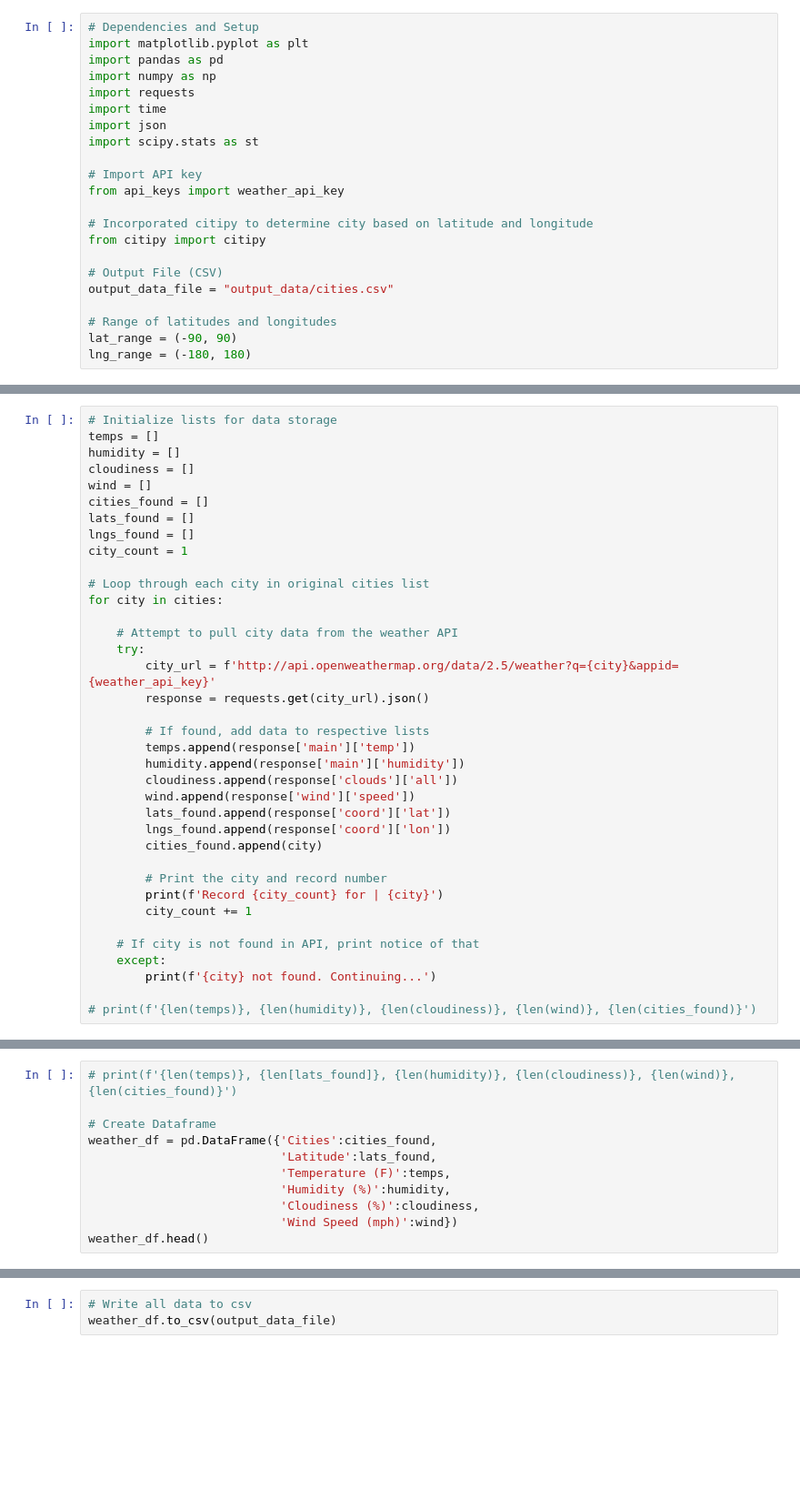
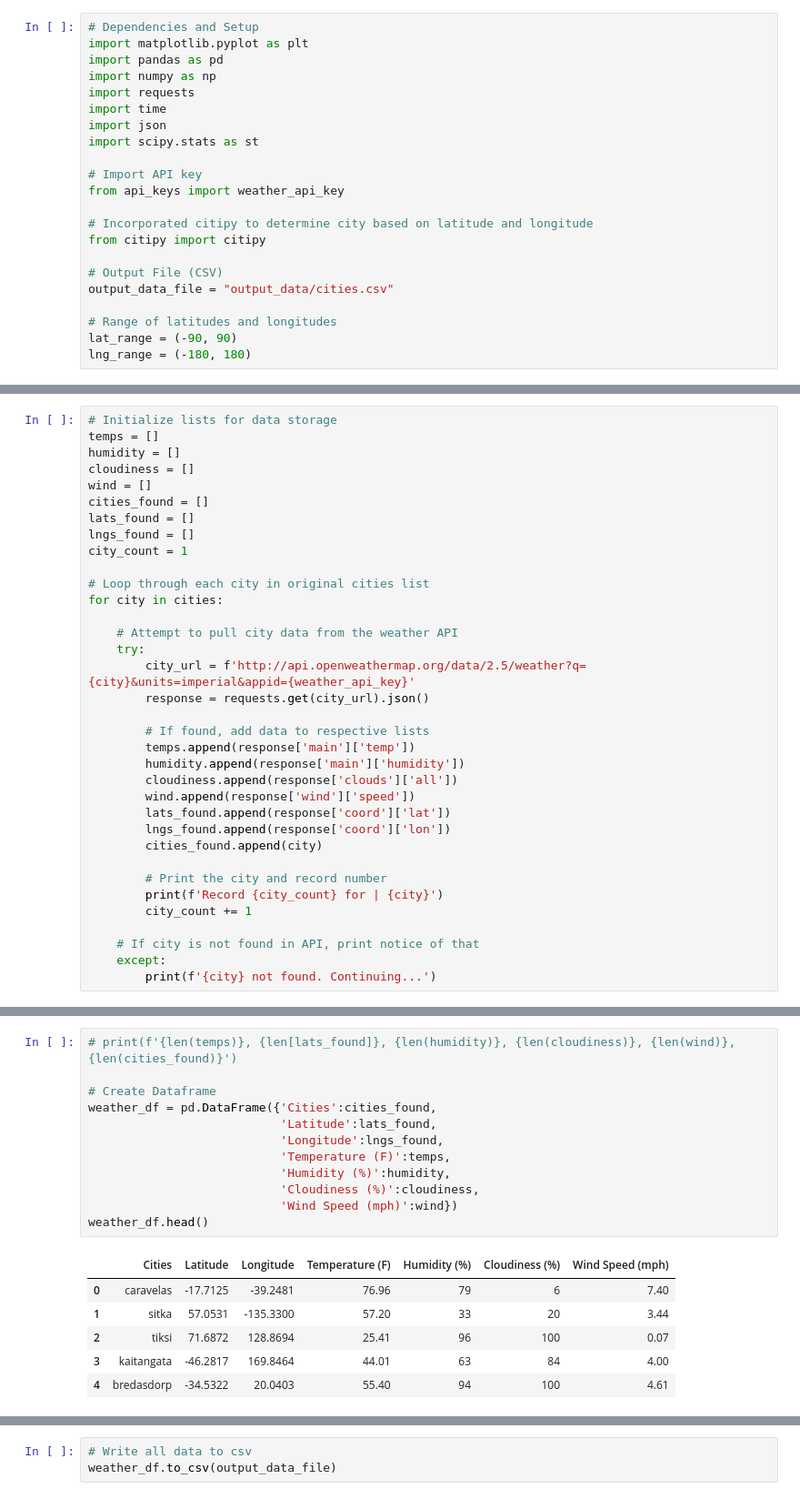
Before and after one commit to anthonygcarannante/Vacation-Weather-Discovery, a Jupyter notebook: WeatherPyFinal.ipynb, the cells around one changed output, grey strips where cells are left out. Shown at 91% size. Saved outputs shown, nothing was run; the diff lists cells and outputs as text; blank space fills up the shorter version.

```diff
--- a/WeatherPyFinal.ipynb
+++ b/WeatherPyFinal.ipynb
@@ -56,7 +58,7 @@ for city in cities:
 
     # Attempt to pull city data from the weather API
     try:
-        city_url = f'http://api.openweathermap.org/data/2.5/weather?q={city}&appid={weather_api_key}'
+        city_url = f'http://api.openweathermap.org/data/2.5/weather?q={city}&units=imperial&appid={weather_api_key}'
         response = requests.get(city_url).json()
 
         # If found, add data to respective lists
@@ -75,5 +77,3 @@ for city in cities:
     # If city is not found in API, print notice of that
     except:
         print(f'{city} not found. Continuing...')
-
-# print(f'{len(temps)}, {len(humidity)}, {len(cloudiness)}, {len(wind)}, {len(cities_found)}')
@@ -80,14 +98,22 @@ for city in cities:
 # %%
 # print(f'{len(temps)}, {len[lats_found]}, {len(humidity)}, {len(cloudiness)}, {len(wind)}, {len(cities_found)}')
 
 # Create Dataframe
 weather_df = pd.DataFrame({'Cities':cities_found,
                            'Latitude':lats_found,
+                           'Longitude':lngs_found,
                            'Temperature (F)':temps,
                            'Humidity (%)':humidity,
                            'Cloudiness (%)':cloudiness,
                            'Wind Speed (mph)':wind})
 weather_df.head()
+# %% [output]
+|  | Cities | Latitude | Longitude | Temperature (F) | Humidity (%) | Cloudiness (%) | Wind Speed (mph) |
+| 0 | caravelas | -17.7125 | -39.2481 | 76.96 | 79 | 6 | 7.40 |
+| 1 | sitka | 57.0531 | -135.3300 | 57.20 | 33 | 20 | 3.44 |
+| 2 | tiksi | 71.6872 | 128.8694 | 25.41 | 96 | 100 | 0.07 |
+| 3 | kaitangata | -46.2817 | 169.8464 | 44.01 | 63 | 84 | 4.00 |
+| 4 | bredasdorp | -34.5322 | 20.0403 | 55.40 | 94 | 100 | 4.61 |
 # %%
 # Create Scatter Plot for Temp (F) vs Latitude
 cols = ['Temperature (F)','Humidity (%)','Cloudiness (%)','Wind Speed (mph)']
```
Also changed, not shown: parts of 4 cells of this notebook.
